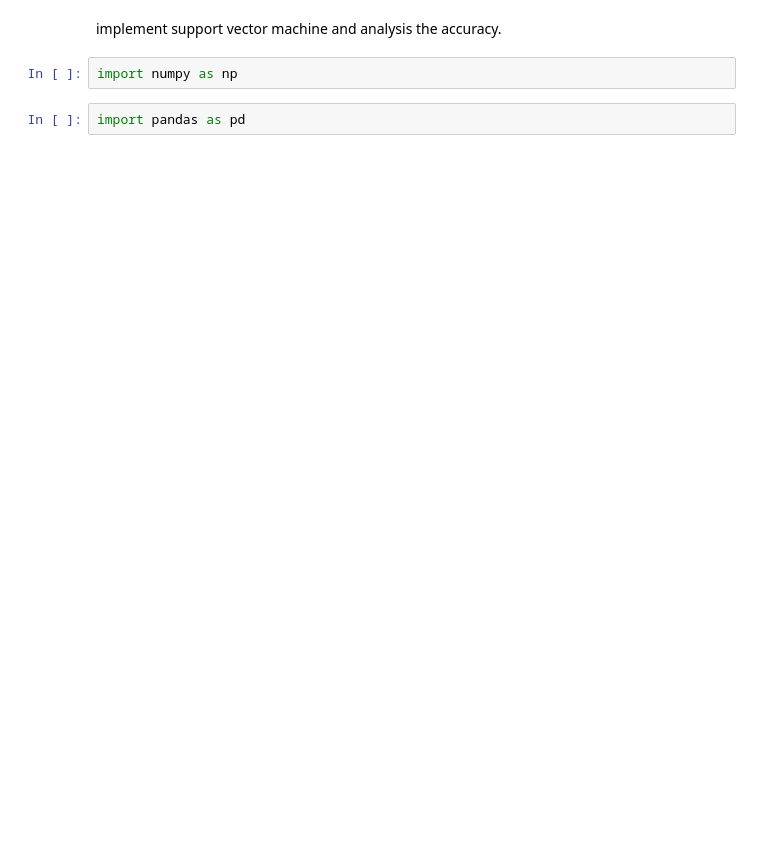
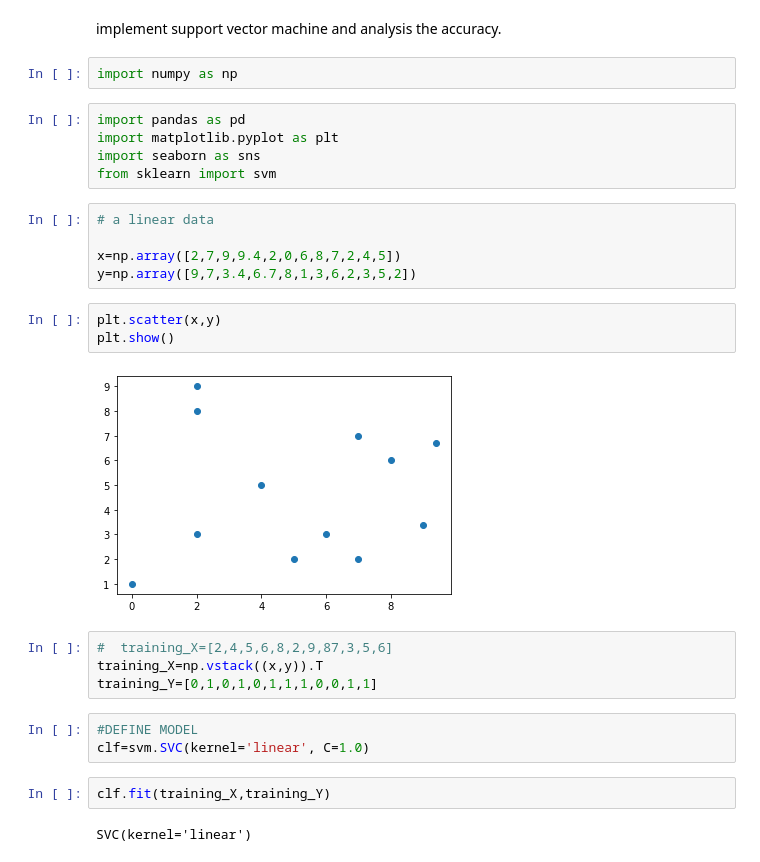
Before and after one commit to Sweety0916/Data-Science, a Jupyter notebook: class_notes/svm_exp4.ipynb, the cells around one changed output. Drawn from its saved outputs; the diff is of its cells as text; blank space fills up the shorter version.

```diff
--- a/class_notes/svm_exp4.ipynb
+++ b/class_notes/svm_exp4.ipynb
@@ -4,5 +4,29 @@
 implement support vector machine and analysis the accuracy.
 # %%
 import numpy as np
-# %%
-import pandas as pd
+# %%
+import pandas as pd
+import matplotlib.pyplot as plt
+import seaborn as sns
+from sklearn import svm
+# %%
+# a linear data
+
+x=np.array([2,7,9,9.4,2,0,6,8,7,2,4,5])
+y=np.array([9,7,3.4,6.7,8,1,3,6,2,3,5,2])
+# %%
+plt.scatter(x,y)
+plt.show()
+# %% [output]
+[figure, added]
+# %%
+#  training_X=[2,4,5,6,8,2,9,87,3,5,6]
+training_X=np.vstack((x,y)).T
+training_Y=[0,1,0,1,0,1,1,1,0,0,1,1]
+# %%
+#DEFINE MODEL
+clf=svm.SVC(kernel='linear', C=1.0)
+# %%
+clf.fit(training_X,training_Y)
+# %% [output]
+SVC(kernel='linear')
```
Also changed, not shown: parts of 5 cells of this notebook.
